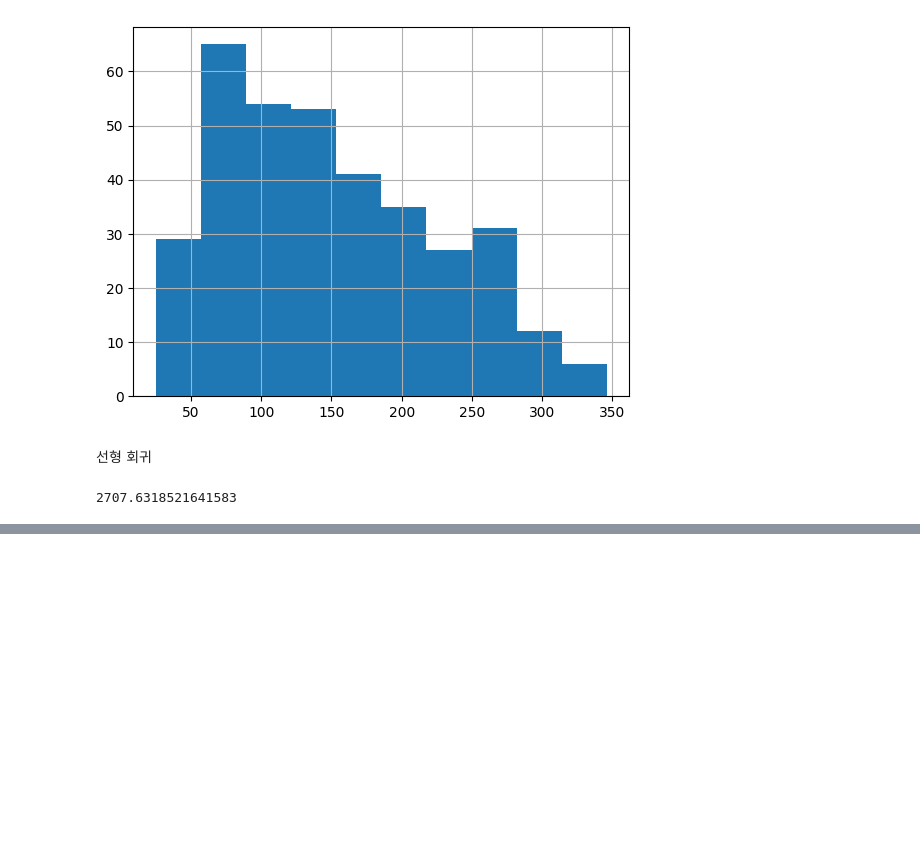
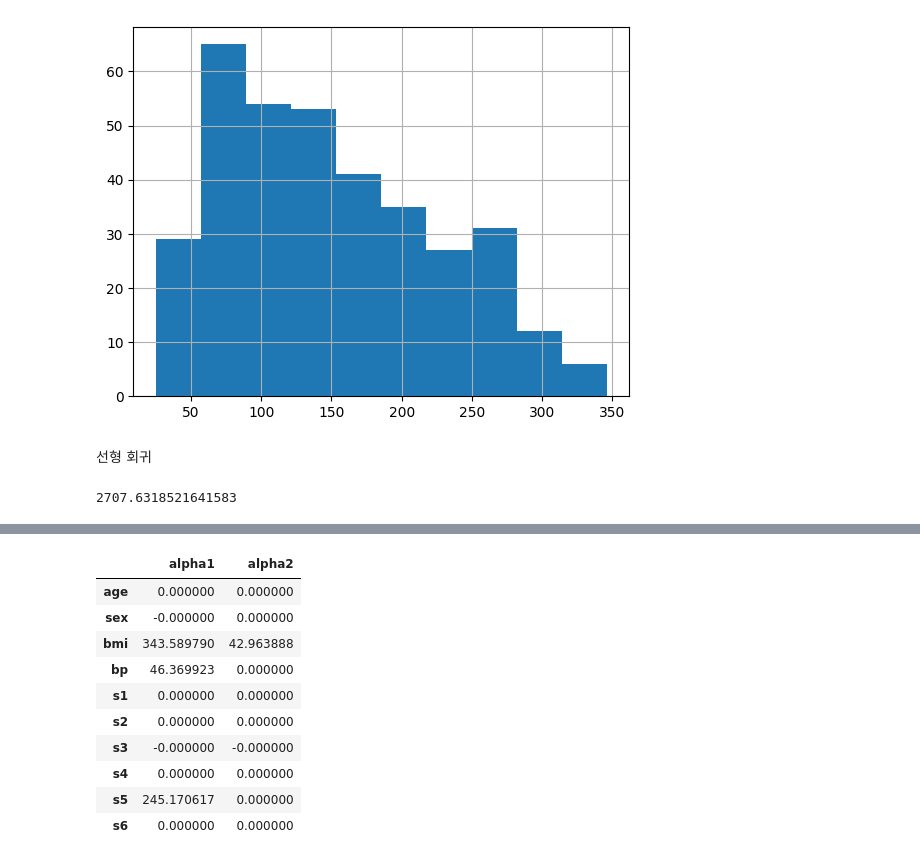
Before and after one commit to HWMV/MachineLearn, a Jupyter notebook: Machine_Learning6.ipynb, the cells around one changed output, grey strips where cells are left out. Drawn from its saved outputs; the diff is of its cells as text; code cells hidden in the pictures; blank space fills up the shorter version.

```diff
--- a/Machine_Learning6.ipynb
+++ b/Machine_Learning6.ipynb
@@ -77,0 +197,15 @@ mean_squared_error(y_test, pred)    # mse로 평가해보기
+# %%
+coef['alpha2'] = model.coef_
+coef
+# %% [output]
+|  | alpha1 | alpha2 |
+| age | 0.000000 | 0.000000 |
+| sex | -0.000000 | 0.000000 |
+| bmi | 343.589790 | 42.963888 |
+| bp | 46.369923 | 0.000000 |
+| s1 | 0.000000 | 0.000000 |
+| s2 | 0.000000 | 0.000000 |
+| s3 | -0.000000 | -0.000000 |
+| s4 | 0.000000 | 0.000000 |
+| s5 | 245.170617 | 0.000000 |
+| s6 | 0.000000 | 0.000000 |
```
Also changed, not shown: parts of 25 cells of this notebook.
